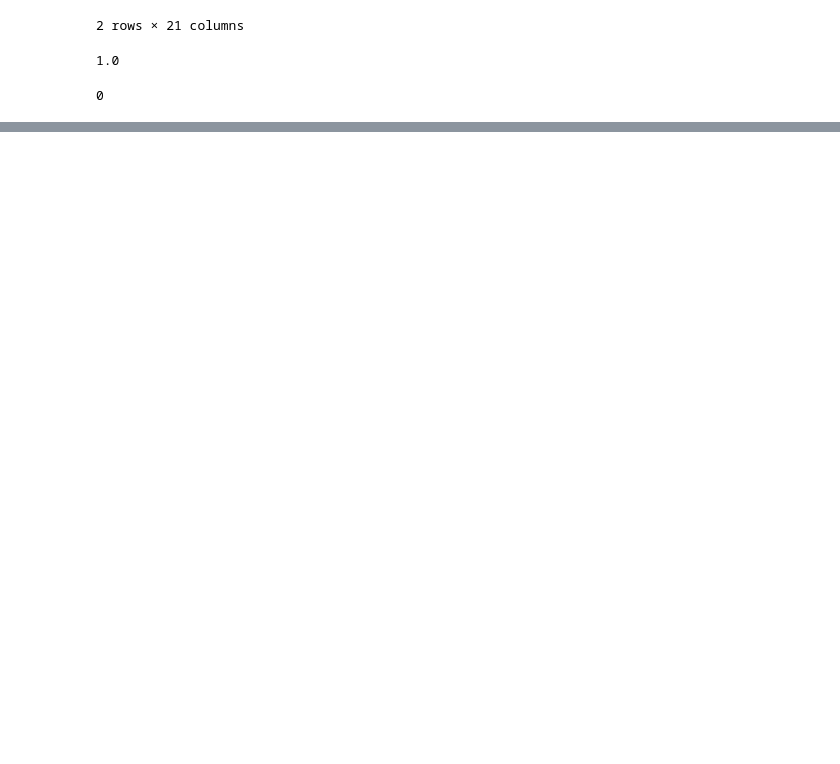
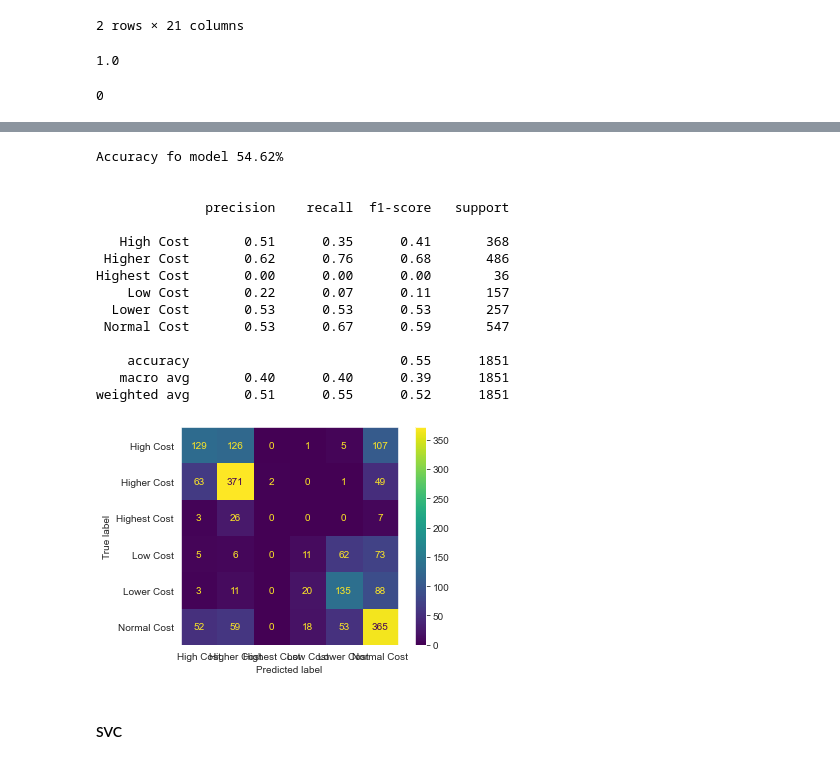
Before and after one commit to mattyjr007/Data-Science-Portfolio, a Jupyter notebook: Anglophone Research Lab Tanzania Tourism Classification Challenge/tourism classification.ipynb, the cells around one changed output, grey strips where cells are left out. Cells and saved outputs as stored; diff of their text form; code cells hidden in the pictures; blank space fills up the shorter version.

```diff
--- a/Anglophone Research Lab Tanzania Tourism Classification Challenge/tourism classification.ipynb
+++ b/Anglophone Research Lab Tanzania Tourism Classification Challenge/tourism classification.ipynb
@@ -236,0 +316,36 @@ sum(TestDF.isna().sum())
+# %%
+rf_model = RandomForestClassifier()
+
+rf_model.fit(X_train,y_train)
+
+rf_pred = rf_model.predict(X_test)
+
+print("Accuracy fo model {0:.2f}%".format(accuracy_score(y_test,rf_pred)*100))
+
+print("\n")
+
+print(classification_report(y_test,rf_pred))
+
+print("\n")
+
+plot_confusion_matrix(rf_model,X_test,y_test)
+plt.grid(None)
+# %% [output]
+Accuracy fo model 54.62%
+
+
+              precision    recall  f1-score   support
+
+   High Cost       0.51      0.35      0.41       368
+ Higher Cost       0.62      0.76      0.68       486
+Highest Cost       0.00      0.00      0.00        36
+    Low Cost       0.22      0.07      0.11       157
+  Lower Cost       0.53      0.53      0.53       257
+ Normal Cost       0.53      0.67      0.59       547
+
+    accuracy                           0.55      1851
+   macro avg       0.40      0.40      0.39      1851
+weighted avg       0.51      0.55      0.52      1851
+[figure, added]
+# %% [markdown]
+#### SVC
```
Also changed, not shown: parts of 52 cells of this notebook.
